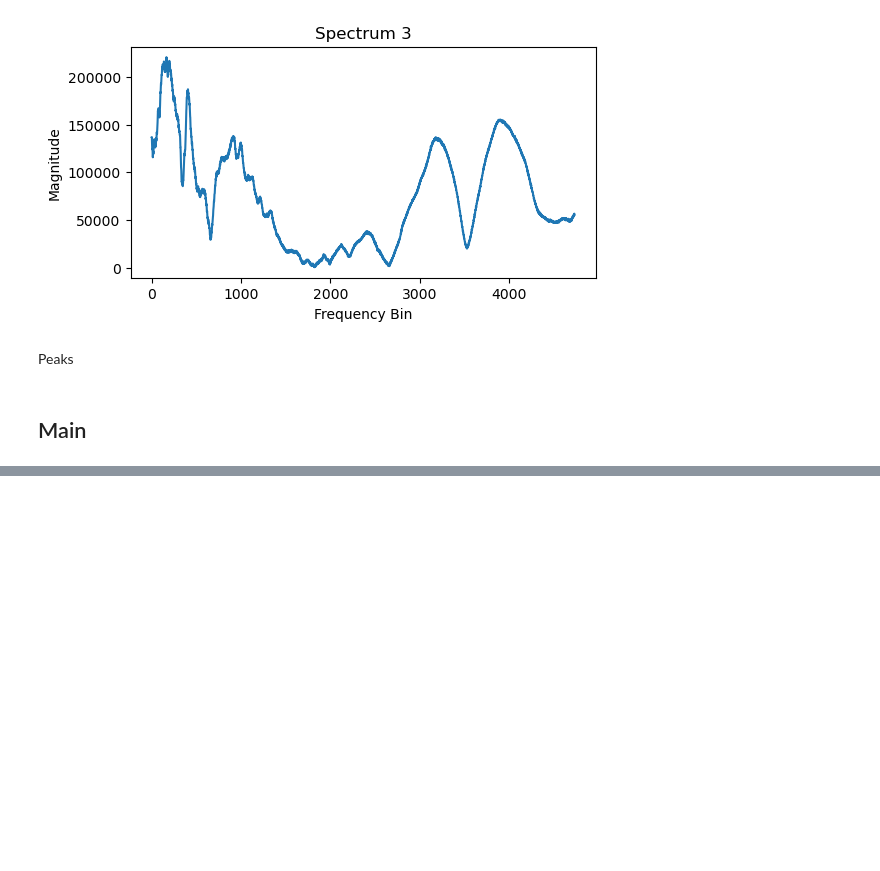
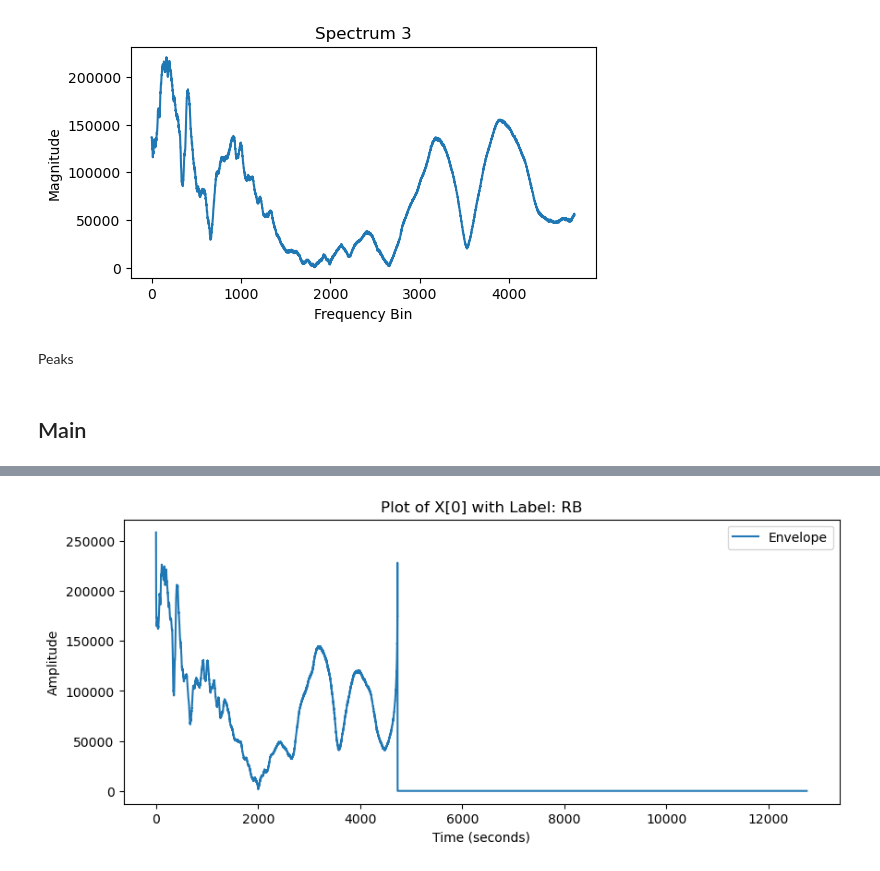
Before and after one commit to HugoMany/MLPadelProject, a Jupyter notebook: SoundPart/ModelMLTypeRacket/KNN/S_KNN_Raquette_P1.P2.P3_Envelope.ipynb, the cells around one changed output, grey strips where cells are left out. Saved outputs shown, nothing was run; the diff lists cells and outputs as text; code cells hidden in the pictures; blank space fills up the shorter version.

```diff
--- a/SoundPart/ModelMLTypeRacket/KNN/S_KNN_Raquette_P1.P2.P3_Envelope.ipynb
+++ b/SoundPart/ModelMLTypeRacket/KNN/S_KNN_Raquette_P1.P2.P3_Envelope.ipynb
@@ -214,0 +210,10 @@ Chanel 0
+# %%
+plt.figure(figsize=(10, 4))
+plt.plot(X[0], label="Envelope")
+plt.title(f"Plot of X[0] with Label: {label_encoder.inverse_transform([y[0]])[0]}")
+plt.xlabel("Time (seconds)")
+plt.ylabel("Amplitude")
+plt.legend()
+plt.show()
+# %% [output]
+[figure, added]
```
Also changed, not shown: parts of 3 cells of this notebook, 7 other files.
